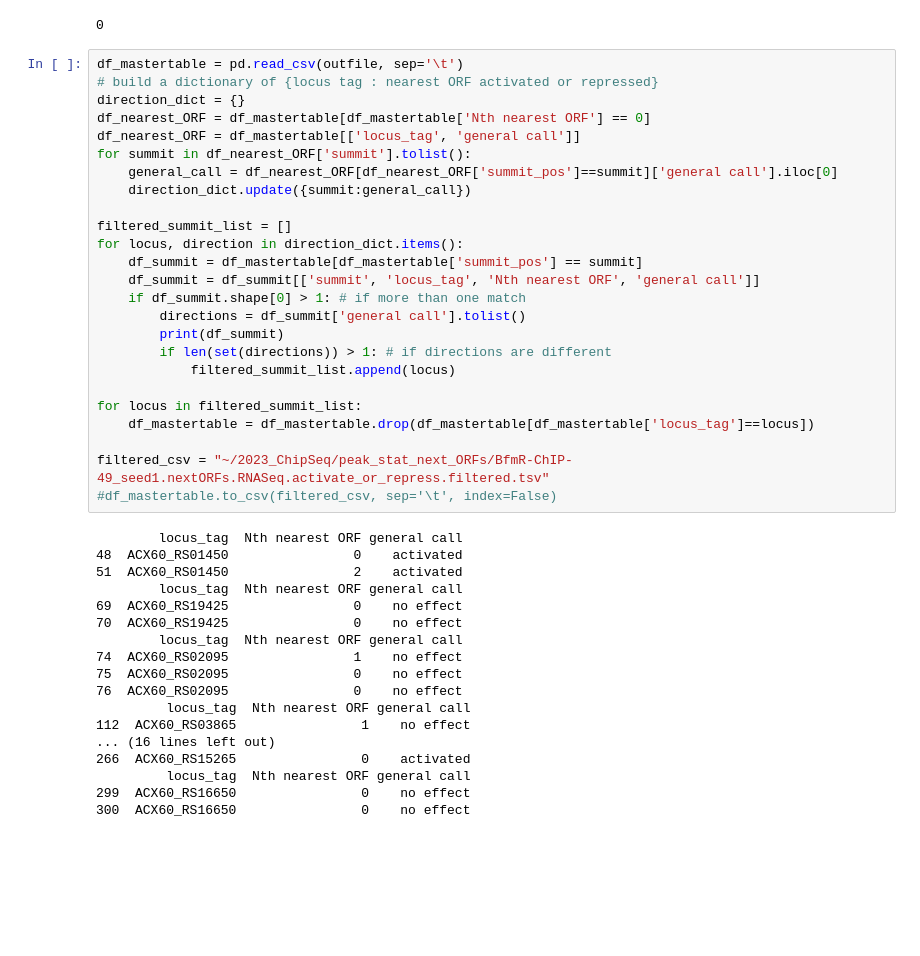
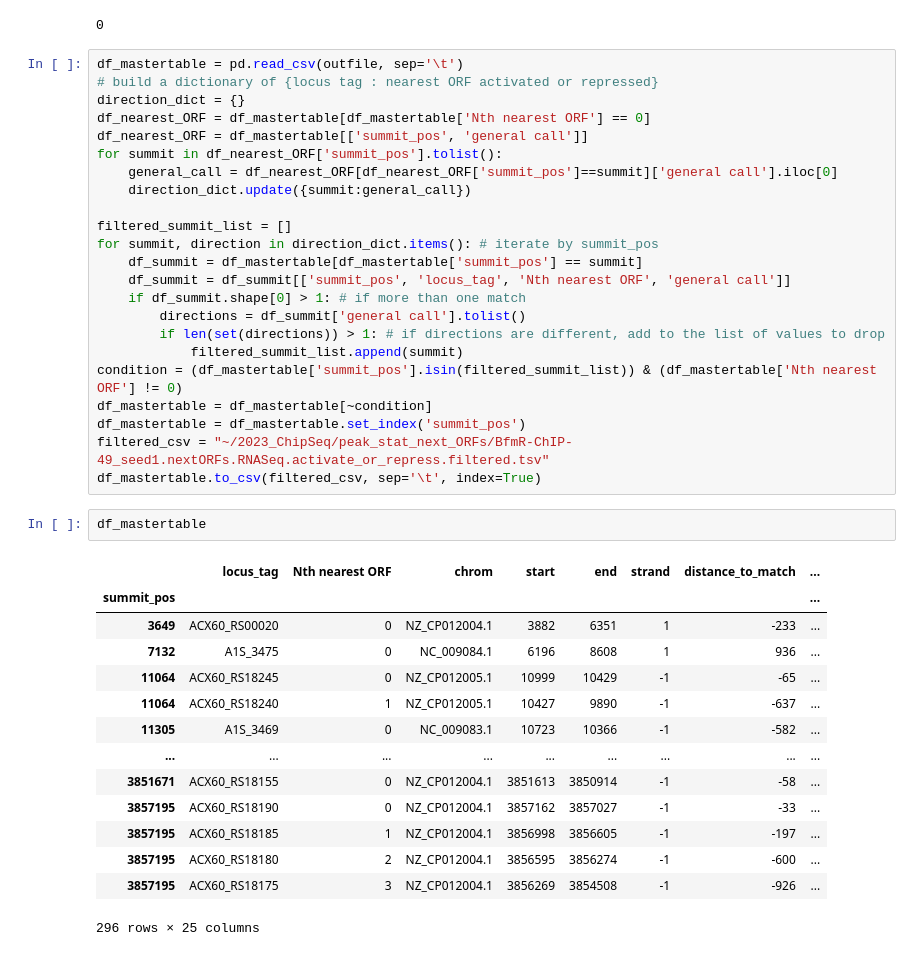
Before and after one commit to yunfei-dai/geisingerlab-chipseq-bfmrs, a Jupyter notebook: notebooks/nearest_ORF_additional.ipynb, the cells around one changed output. Cells and saved outputs as stored; diff of their text form; blank space fills up the shorter version.

```diff
--- a/notebooks/nearest_ORF_additional.ipynb
+++ b/notebooks/nearest_ORF_additional.ipynb
@@ -93,41 +93,38 @@ df_mastertable = pd.read_csv(outfile, sep='\t')
 # build a dictionary of {locus tag : nearest ORF activated or repressed}
 direction_dict = {}
 df_nearest_ORF = df_mastertable[df_mastertable['Nth nearest ORF'] == 0]
-df_nearest_ORF = df_mastertable[['locus_tag', 'general call']]
-for summit in df_nearest_ORF['summit'].tolist():
+df_nearest_ORF = df_mastertable[['summit_pos', 'general call']]
+for summit in df_nearest_ORF['summit_pos'].tolist():
     general_call = df_nearest_ORF[df_nearest_ORF['summit_pos']==summit]['general call'].iloc[0]
     direction_dict.update({summit:general_call})
 
 filtered_summit_list = []
-for locus, direction in direction_dict.items():
+for summit, direction in direction_dict.items(): # iterate by summit_pos
     df_summit = df_mastertable[df_mastertable['summit_pos'] == summit]
-    df_summit = df_summit[['summit', 'locus_tag', 'Nth nearest ORF', 'general call']]
+    df_summit = df_summit[['summit_pos', 'locus_tag', 'Nth nearest ORF', 'general call']]
     if df_summit.shape[0] > 1: # if more than one match
         directions = df_summit['general call'].tolist()
-        print(df_summit)
-        if len(set(directions)) > 1: # if directions are different
-            filtered_summit_list.append(locus)
-
-for locus in filtered_summit_list:
-    df_mastertable = df_mastertable.drop(df_mastertable[df_mastertable['locus_tag']==locus])
-
+        if len(set(directions)) > 1: # if directions are different, add to the list of values to drop
+            filtered_summit_list.append(summit)
+condition = (df_mastertable['summit_pos'].isin(filtered_summit_list)) & (df_mastertable['Nth nearest ORF'] != 0)
+df_mastertable = df_mastertable[~condition]
+df_mastertable = df_mastertable.set_index('summit_pos')
 filtered_csv = "~/2023_ChipSeq/peak_stat_next_ORFs/BfmR-ChIP-49_seed1.nextORFs.RNASeq.activate_or_repress.filtered.tsv"
-#df_mastertable.to_csv(filtered_csv, sep='\t', index=False)
+df_mastertable.to_csv(filtered_csv, sep='\t', index=True)
-# %% [output]
-        locus_tag  Nth nearest ORF general call
-48  ACX60_RS01450                0    activated
-51  ACX60_RS01450                2    activated
-        locus_tag  Nth nearest ORF general call
-69  ACX60_RS19425                0    no effect
-70  ACX60_RS19425                0    no effect
-        locus_tag  Nth nearest ORF general call
-74  ACX60_RS02095                1    no effect
-75  ACX60_RS02095                0    no effect
-76  ACX60_RS02095                0    no effect
-         locus_tag  Nth nearest ORF general call
-112  ACX60_RS03865                1    no effect
-... (16 lines left out)
-266  ACX60_RS15265                0    activated
-         locus_tag  Nth nearest ORF general call
-299  ACX60_RS16650                0    no effect
-300  ACX60_RS16650                0    no effect
+# %%
+df_mastertable
+# %% [output]
+|  | locus_tag | Nth nearest ORF | chrom | start | end | strand | distance_to_match | ... |
+| summit_pos |  |  |  |  |  |  |  | ... |
+| 3649 | ACX60_RS00020 | 0 | NZ_CP012004.1 | 3882 | 6351 | 1 | -233 | ... |
+| 7132 | A1S_3475 | 0 | NC_009084.1 | 6196 | 8608 | 1 | 936 | ... |
+| 11064 | ACX60_RS18245 | 0 | NZ_CP012005.1 | 10999 | 10429 | -1 | -65 | ... |
+| 11064 | ACX60_RS18240 | 1 | NZ_CP012005.1 | 10427 | 9890 | -1 | -637 | ... |
+| 11305 | A1S_3469 | 0 | NC_009083.1 | 10723 | 10366 | -1 | -582 | ... |
+| ... | ... | ... | ... | ... | ... | ... | ... | ... |
+| 3851671 | ACX60_RS18155 | 0 | NZ_CP012004.1 | 3851613 | 3850914 | -1 | -58 | ... |
+| 3857195 | ACX60_RS18190 | 0 | NZ_CP012004.1 | 3857162 | 3857027 | -1 | -33 | ... |
+| 3857195 | ACX60_RS18185 | 1 | NZ_CP012004.1 | 3856998 | 3856605 | -1 | -197 | ... |
+| 3857195 | ACX60_RS18180 | 2 | NZ_CP012004.1 | 3856595 | 3856274 | -1 | -600 | ... |
+| 3857195 | ACX60_RS18175 | 3 | NZ_CP012004.1 | 3856269 | 3854508 | -1 | -926 | ... |
+296 rows × 25 columns
```
Also changed, not shown: parts of 1 cell of this notebook.
